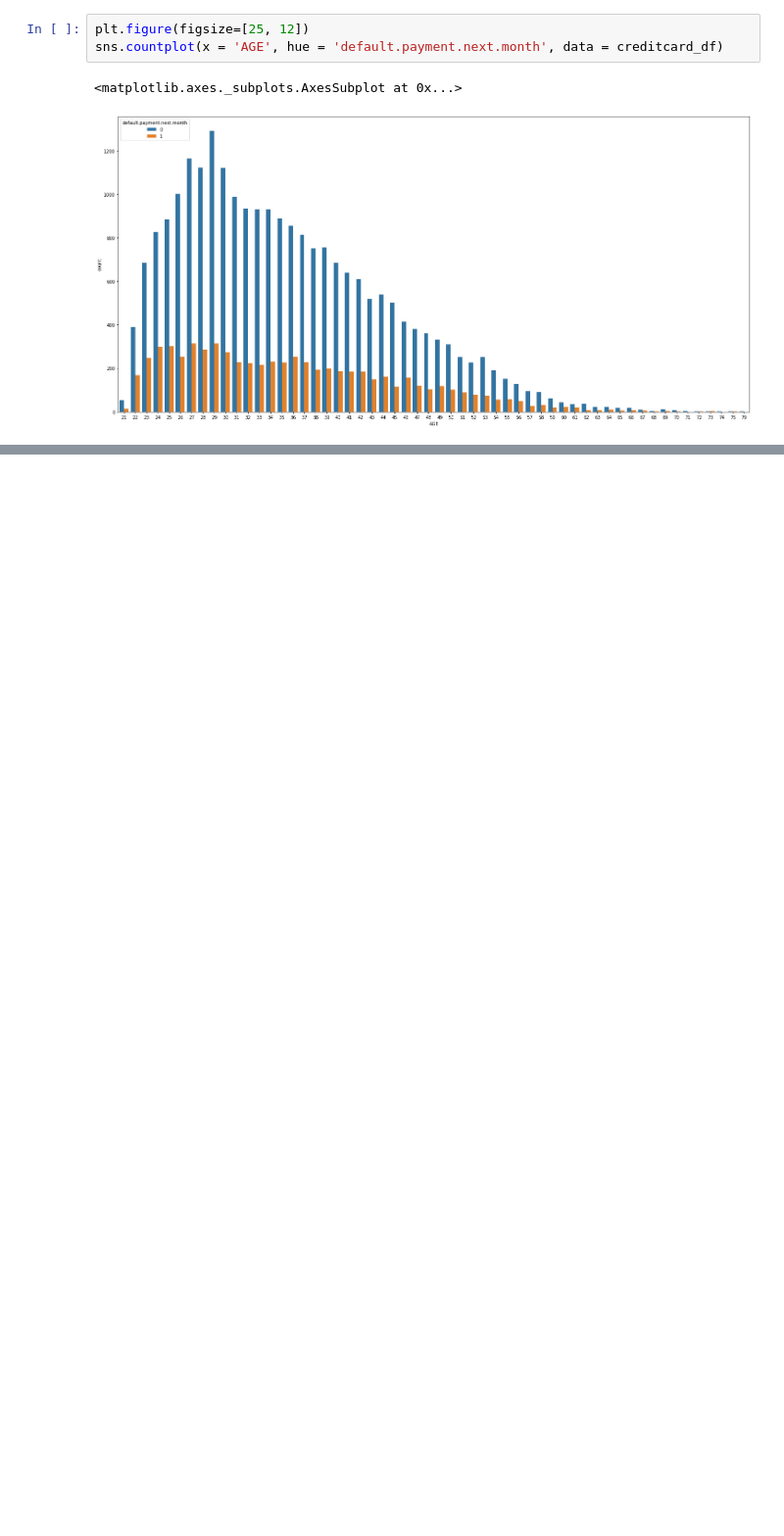
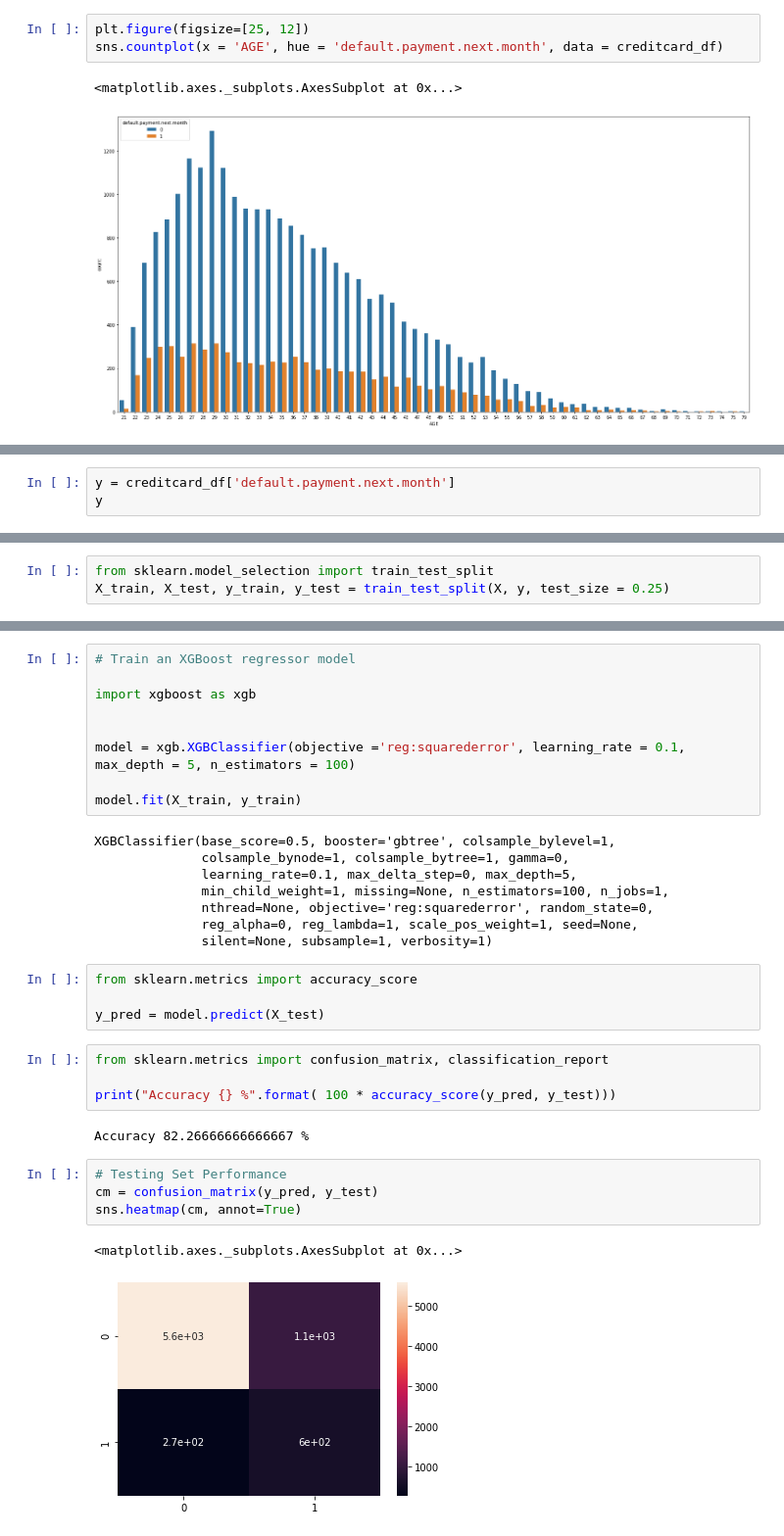
Before and after one commit to astha77-bot/AWS-XG-Boost-in-Finance, a Jupyter notebook: AWS_XG_Boost_in_Finance.ipynb, the cells around one changed output, grey strips where cells are left out. Shown: that part at 98% size. Saved outputs shown, nothing was run; the diff lists cells and outputs as text; blank space fills up the shorter version.

```diff
--- a/AWS_XG_Boost_in_Finance.ipynb
+++ b/AWS_XG_Boost_in_Finance.ipynb
@@ -92,0 +194,3 @@ sns.countplot(x = 'AGE', hue = 'default.payment.next.month', data = creditcard_d
+# %%
+y = creditcard_df['default.payment.next.month']
+y
@@ -92,0 +212,3 @@ sns.countplot(x = 'AGE', hue = 'default.payment.next.month', data = creditcard_d
+# %%
+from sklearn.model_selection import train_test_split
+X_train, X_test, y_train, y_test = train_test_split(X, y, test_size = 0.25)
@@ -92,0 +221,34 @@ sns.countplot(x = 'AGE', hue = 'default.payment.next.month', data = creditcard_d
+# %%
+# Train an XGBoost regressor model
+
+import xgboost as xgb
+
+
+model = xgb.XGBClassifier(objective ='reg:squarederror', learning_rate = 0.1, max_depth = 5, n_estimators = 100)
+
+model.fit(X_train, y_train)
+# %% [output]
+XGBClassifier(base_score=0.5, booster='gbtree', colsample_bylevel=1,
+              colsample_bynode=1, colsample_bytree=1, gamma=0,
+              learning_rate=0.1, max_delta_step=0, max_depth=5,
+              min_child_weight=1, missing=None, n_estimators=100, n_jobs=1,
+              nthread=None, objective='reg:squarederror', random_state=0,
+              reg_alpha=0, reg_lambda=1, scale_pos_weight=1, seed=None,
+              silent=None, subsample=1, verbosity=1)
+# %%
+from sklearn.metrics import accuracy_score
+
+y_pred = model.predict(X_test)
+# %%
+from sklearn.metrics import confusion_matrix, classification_report
+
+print("Accuracy {} %".format( 100 * accuracy_score(y_pred, y_test)))
+# %% [output]
+Accuracy 82.26666666666667 %
+# %%
+# Testing Set Performance
+cm = confusion_matrix(y_pred, y_test)
+sns.heatmap(cm, annot=True)
+# %% [output]
+<matplotlib.axes._subplots.AxesSubplot at 0x...>
+[figure, added]
```
Also changed, not shown: parts of 14 cells of this notebook.
